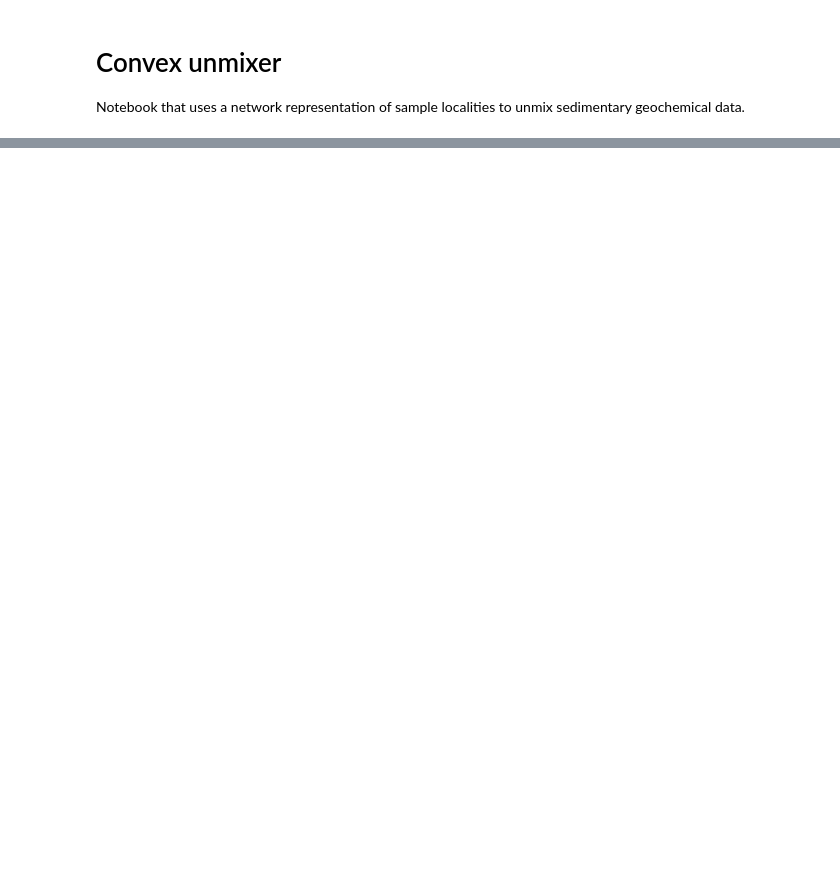
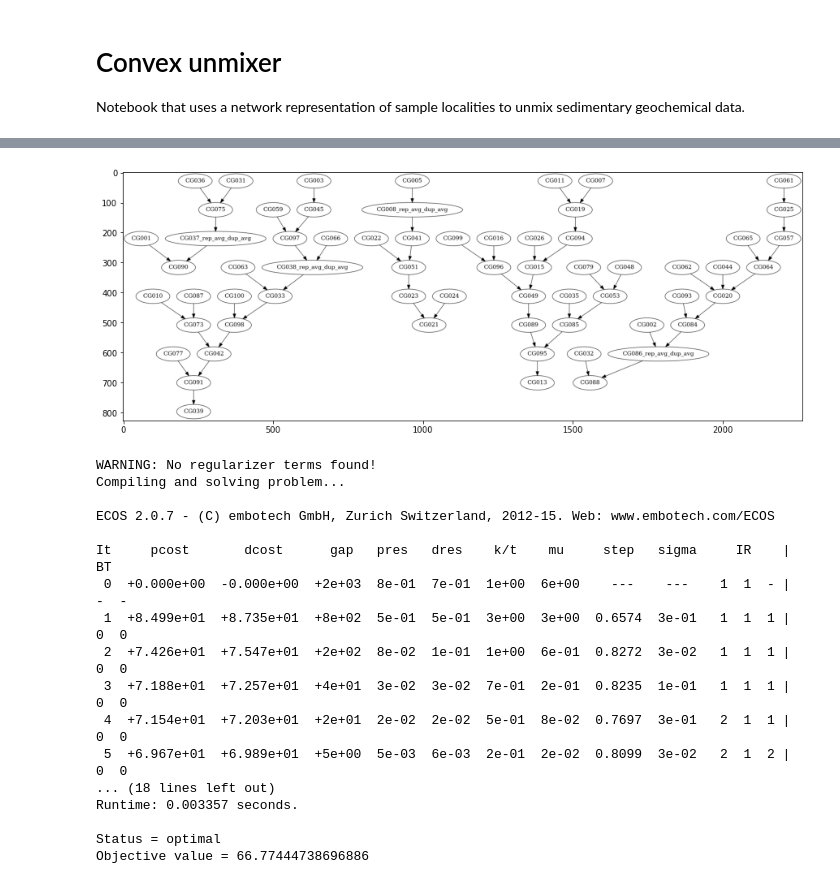
Before and after one commit to AlexLipp/faster-unmixer, a Jupyter notebook: optimise.ipynb, the cells around one changed output, grey strips where cells are left out. Drawn from its saved outputs; the diff is of its cells as text; code cells hidden in the pictures; blank space fills up the shorter version.

```diff
--- a/optimise.ipynb
+++ b/optimise.ipynb
@@ -98,0 +19,32 @@ soldf
+# %%
+obs_data = pd.read_csv("data/geochem_no_dupes.dat", delimiter=" ")
+obs_data = obs_data.drop(columns=['Bi', 'S'])
+
+element = 'Li'
+sample_network, sample_adjacency = gio.get_sample_graphs("data/")
+plt.figure(figsize=(15,10))
+gio.plot_network(sample_network)
+element_data = gio.get_element_obs(element,obs_data) # Return dictionary of {sample_name:concentration}
+element_pred = gio.process_element(sample_network=sample_network,
+                    sample_adjacency=sample_adjacency,
+                    obs_data= element_data,
+                    regularizer_strength=  1e-3)
+# %% [output]
+[figure, added]
+WARNING: No regularizer terms found!
+Compiling and solving problem...
+
+ECOS 2.0.7 - (C) embotech GmbH, Zurich Switzerland, 2012-15. Web: www.embotech.com/ECOS
+
+It     pcost       dcost      gap   pres   dres    k/t    mu     step   sigma     IR    |   BT
+ 0  +0.000e+00  -0.000e+00  +2e+03  8e-01  7e-01  1e+00  6e+00    ---    ---    1  1  - |  -  -
+ 1  +8.499e+01  +8.735e+01  +8e+02  5e-01  5e-01  3e+00  3e+00  0.6574  3e-01   1  1  1 |  0  0
+ 2  +7.426e+01  +7.547e+01  +2e+02  8e-02  1e-01  1e+00  6e-01  0.8272  3e-02   1  1  1 |  0  0
+ 3  +7.188e+01  +7.257e+01  +4e+01  3e-02  3e-02  7e-01  2e-01  0.8235  1e-01   1  1  1 |  0  0
+ 4  +7.154e+01  +7.203e+01  +2e+01  2e-02  2e-02  5e-01  8e-02  0.7697  3e-01   2  1  1 |  0  0
+ 5  +6.967e+01  +6.989e+01  +5e+00  5e-03  6e-03  2e-01  2e-02  0.8099  3e-02   2  1  2 |  0  0
+... (18 lines left out)
+Runtime: 0.003357 seconds.
+
+Status = optimal
+Objective value = 66.77444738696886
```
Also changed, not shown: parts of 3 cells of this notebook, 1 other file.
